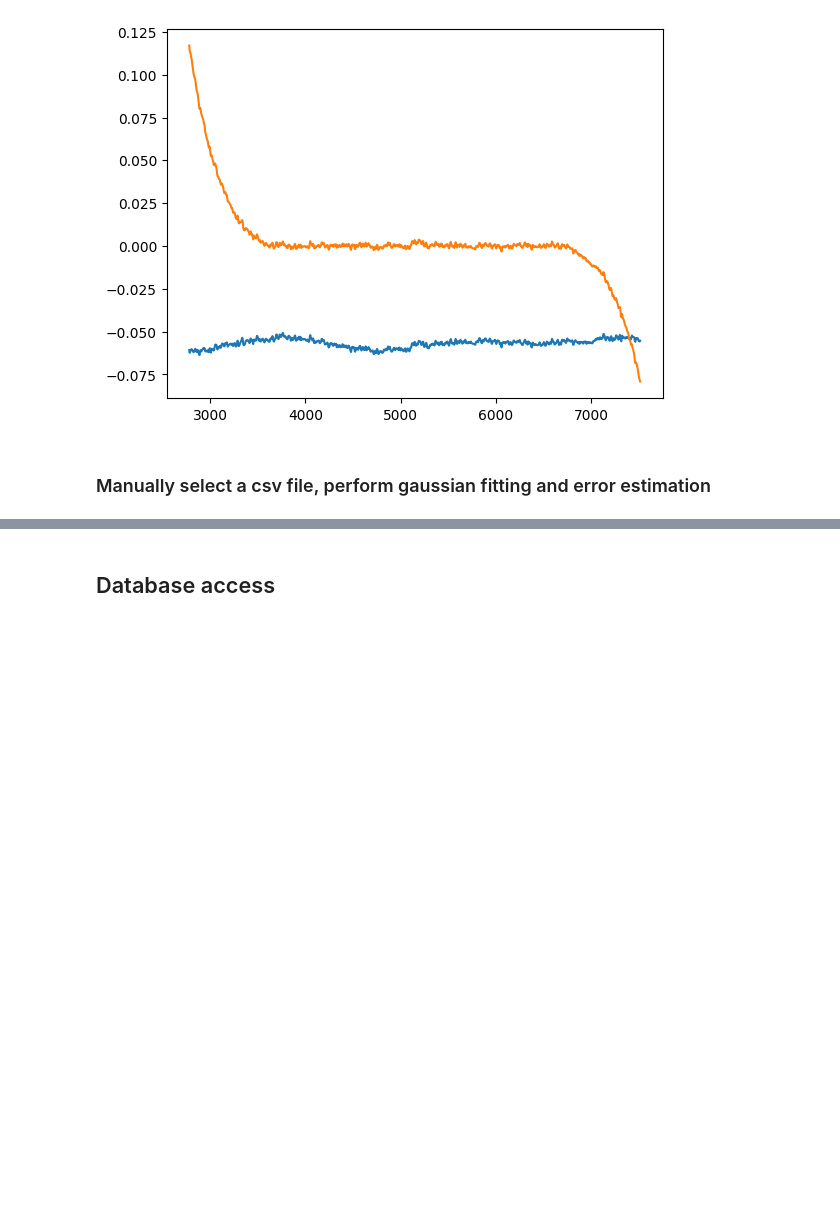
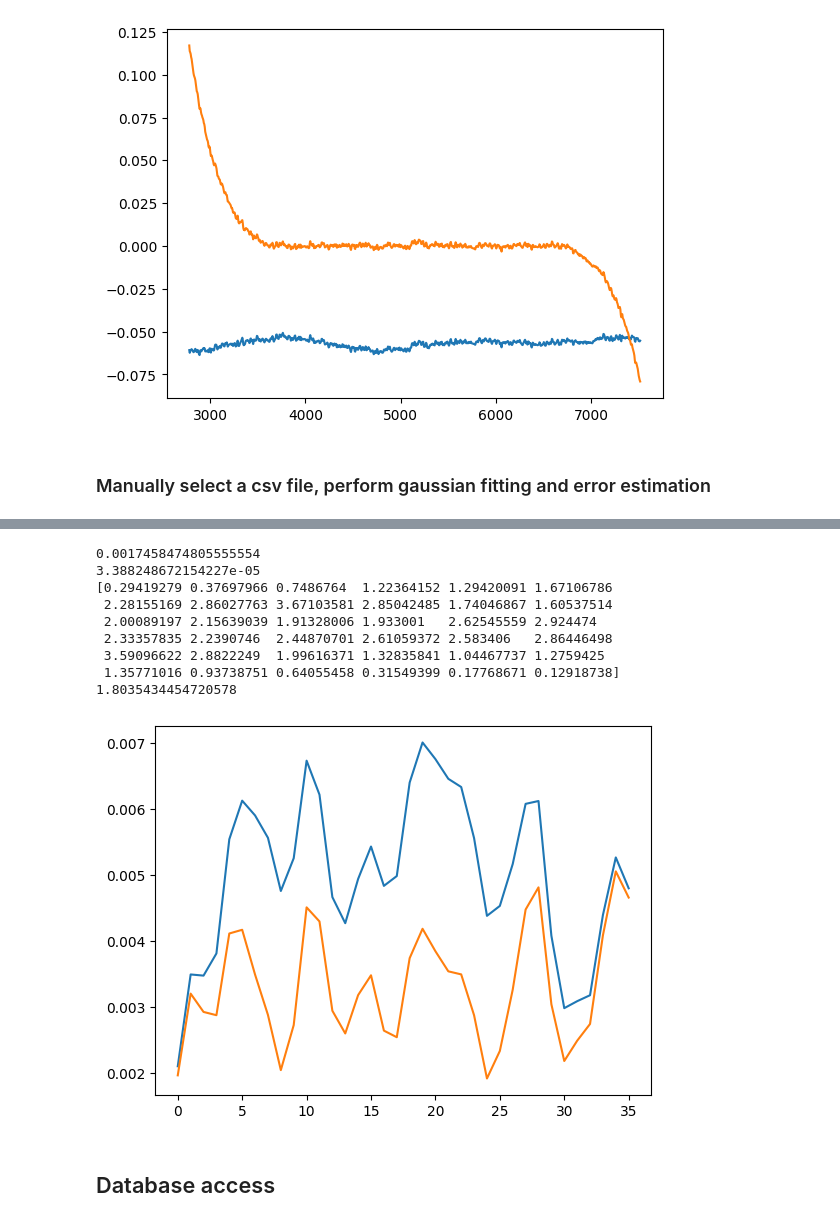
Before and after one commit to PanagiotisPetrid/ASTRO-BEAM-PanagiotisPetridis, a Jupyter notebook: data.ipynb, the cells around one changed output, grey strips where cells are left out. Drawn from its saved outputs; the diff is of its cells as text; code cells hidden in the pictures; blank space fills up the shorter version.

Commit message:
Added SNR calculations

```diff
--- a/data.ipynb
+++ b/data.ipynb
@@ -89,9 +90,9 @@ line_indices = np.where(g_fit(x_trimmed) > 0.0001)[0]  # indices where the fit i
 
 if len(line_indices) > 0:
     # Define regions:
-    before_line = np.arange(0, line_indices[0])            # Region 1: Before spectral line
-    spectral_line = line_indices                            # Region 2: Spectral line region
-    after_line = np.arange(line_indices[-1] + 1, len(x_trimmed))  # Region 3: After spectral line
+    before_line = np.arange(0, line_indices[0])
+    spectral_line = line_indices
+    after_line = np.arange(line_indices[-1] + 1, len(x_trimmed))
 
     # --- MSE and RMSE Calculations ---
     fit_values = g_fit(x_trimmed)
@@ -120,7 +121,7 @@ if len(line_indices) > 0:
         mse_region3 = np.nan
         rmse_region3 = np.nan
 
-    # Percentage differences (using Region 1 as baseline)
+    # Percentage differences
     pct_diff_mse_1_2 = (abs(mse_region2 - mse_region1) / mse_region1) * 100 if mse_region1 and mse_region1 != 0 else np.nan
     pct_diff_mse_1_3 = (abs(mse_region3 - mse_region1) / mse_region1) * 100 if mse_region1 and mse_region1 != 0 else np.nan
     pct_diff_rmse_1_2 = (abs(rmse_region2 - rmse_region1) / rmse_region1) * 100 if rmse_region1 and rmse_region1 != 0 else np.nan
@@ -135,9 +136,24 @@ if len(line_indices) > 0:
     std_diff_percentage = ((std_line - std_non_line) / std_non_line) * 100 if std_non_line > 0 else np.nan
     mean_diff_percentage = ((mean_line - mean_non_line) / abs(mean_non_line)) * 100 if mean_non_line != 0 else np.nan
 
-    # Present metrics in nicely formatted tables
+    # --- SNR calculations ---
+    # 1. Spectral line region SNR using mean value of signal and noise
+    signal_power = np.mean(y_trimmed[spectral_line])  # Mean value of signal
+    noise_power = np.mean(residuals) # Mean value of residuals (noise)
+    snr_residuals = 10 * np.log10(signal_power / noise_power) if noise_power > 0 else np.nan
+
+    # 2. Spectral line region SNR using average of SNR calculated at each point
+    snr_points = 10 * np.log10((y_trimmed[spectral_line] + np.abs(np.min(y_trimmed))) / ((residuals[spectral_line] + np.abs(np.min(residuals)))))
+    avg_snr = np.mean(snr_points)
+
+    # --- Print Results ---
+    print("\n--- Spectral line region SNR Calculations ---")
+    print(f"SNR (Mean Signal value / Mean Noise value) : {snr_residuals:.2f} dB")
+    print(f"SNR (Average of SNR calculated at each point): {avg_snr:.2f} dB")
+
+
+    # Present metrics in formatted tables
     try:
-        from tabulate import tabulate
         table_noise = [
             ["Spectral Line Region (Residuals) Mean", f"{mean_line:.6f}"],
             ["Spectral Line Region (Residuals) Std Dev", f"{std_line:.6f}"],
@@ -163,7 +179,6 @@ if len(line_indices) > 0:
         print("\n--- MSE and RMSE Comparisons ---")
         print(tabulate(table_mse_rmse, headers=["Metric", "Value"], tablefmt="pretty"))
     except ImportError:
-        # Fallback to basic printing if tabulate is not installed
         print("--- Noise Statistics (Residuals) ---")
         print(f"Spectral Line Region -> Mean: {mean_line:.6f}, Std Dev: {std_line:.6f}")
         print(f"Non-Spectral Line Region -> Mean: {mean_non_line:.6f}, Std Dev: {std_non_line:.6f}")
@@ -235,6 +250,33 @@ Data can't be described by a single Gaussian fit -> using a double Gaussian fit
 | % Diff in RMSE (R1 vs R3) |   4.31%    |
 +---------------------------+------------+
 [figure]
+# %%
+#SNR experimentation
+plt.plot(y_trimmed[spectral_line] + np.abs(np.min(y_trimmed)))
+plt.plot(residuals[spectral_line] + np.abs(np.min(residuals)))
+# 1. Spectral line region SNR using mean value of signal and noise
+signal_power = np.mean(y_trimmed[spectral_line])  # Mean value of signal
+noise_power = np.mean(residuals) # Mean value of residuals (noise)
+snr_residuals = 10 * np.log10(signal_power / noise_power) if noise_power > 0 else np.nan
+print(signal_power)
+print(noise_power)
+
+# 2. Spectral line region SNR using average of SNR calculated at each point
+snr_points = 10 * np.log10((y_trimmed[spectral_line] + np.abs(np.min(y_trimmed))) / ((residuals[spectral_line] + np.abs(np.min(residuals)))))
+avg_snr = np.mean(snr_points)
+print(snr_points)
+print(avg_snr)
+# %% [output]
+0.0017458474805555554
+3.388248672154227e-05
+[0.29419279 0.37697966 0.7486764  1.22364152 1.29420091 1.67106786
+ 2.28155169 2.86027763 3.67103581 2.85042485 1.74046867 1.60537514
+ 2.00089197 2.15639039 1.91328006 1.933001   2.62545559 2.924474
+ 2.33357835 2.2390746  2.44870701 2.61059372 2.583406   2.86446498
+ 3.59096622 2.8822249  1.99616371 1.32835841 1.04467737 1.2759425
+ 1.35771016 0.93738751 0.64055458 0.31549399 0.17768671 0.12918738]
+1.8035434454720578
+[figure, added]
 # %% [markdown]
 ## Database access
 # %% [markdown]
```
Also changed, not shown: parts of 2 cells of this notebook.
